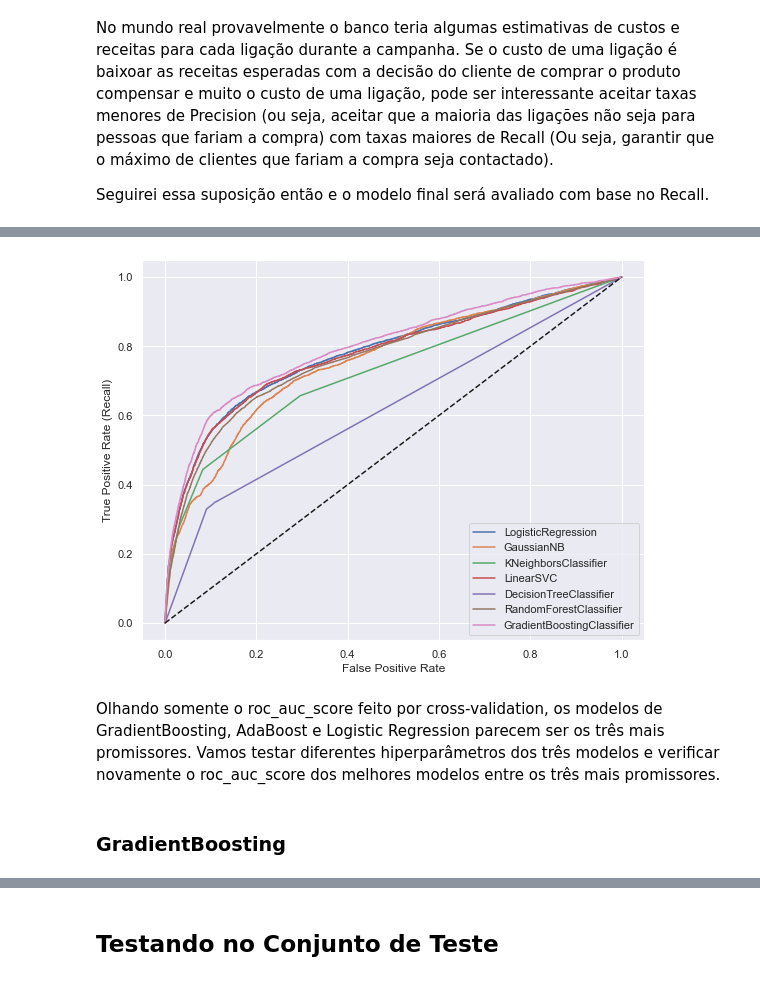
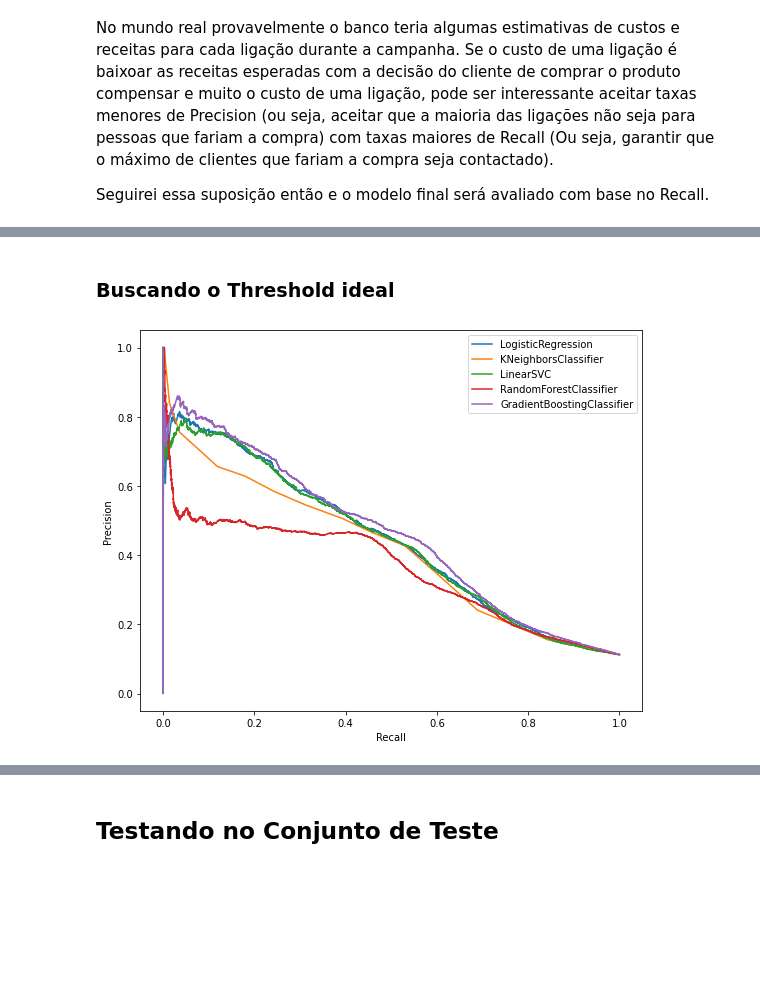
Before and after one commit to silasge/bank-marketing, a Jupyter notebook: notebooks/bank_marketing.ipynb, the cells around one changed output, grey strips where cells are left out. Cells and saved outputs as stored; diff of their text form; code cells hidden in the pictures; blank space fills up the shorter version.

```diff
--- a/notebooks/bank_marketing.ipynb
+++ b/notebooks/bank_marketing.ipynb
@@ -886,0 +623,24 @@ models_df.sort_values("roc_auc_score_cv", ascending=False)
+# %%
+clfs = [lr_clf, knn_clf, svc_clf, rf_clf, gb_clf]
+
+clf_name = []
+best_params = []
+mean_roc_auc = []
+std_roc_auc = []
+
+
+for clf in clfs:
+    clf.fit(bank_X_tr, bank_y_tr_pp)
+
+    model_name = clf.estimator.named_steps["clf"].__class__.__name__
+    print(model_name)
+    clf_name.append(model_name)
+
+    params = clf.best_params_
+    best_params.append(params)
+
+    mean_roc_auc_ = clf.cv_results_["mean_test_score"][clf.best_index_]
+    mean_roc_auc.append(mean_roc_auc_)
+
+    std_roc_auc_ = clf.cv_results_["std_test_score"][clf.best_index_]
+    std_roc_auc.append(std_roc_auc_)
@@ -887,24 +667,26 @@ models_df.sort_values("roc_auc_score_cv", ascending=False)
+# %% [markdown]
+### Buscando o Threshold ideal
 # %%
+clf_metrics = {}
+
 fig, ax = plt.subplots(figsize=(9, 7))
 
 for clf in clfs:
-    _clf = clf()
-    _clf_name = _clf.__class__.__name__
+    model_name = clf.estimator.named_steps["clf"].__class__.__name__
 
-    y_preds = cross_val_predict(_clf, bank_X_tr_pp, bank_y_tr_pp.ravel(), cv = 10, method = "predict_proba" if _clf_name != "LinearSVC" else "decision_function")
+    y_preds = cross_val_predict(clf.best_estimator_, bank_X_tr, bank_y_tr_pp, cv = 10, method = "predict_proba" if model_name != "LinearSVC" else "decision_function")
 
-    fpr, tpr, thresholds = roc_curve(y_true=bank_y_tr_pp, y_score=y_preds[:, 1] if _clf_name != "LinearSVC" else y_preds)
+    precision, recall, thresholds = precision_recall_curve(y_true=bank_y_tr_pp, probas_pred=y_preds[:, 1] if model_name != "LinearSVC" else y_preds)
 
-    ax.plot(fpr, tpr, label=_clf_name)
+    clf_metrics[model_name] = {"precision": precision,
+                               "recall": recall,
+                               "thresholds": thresholds}
 
-ax.plot([0, 1], [0, 1], "k--")
+    ax.plot(recall, precision, label=model_name)
+
 ax.legend()
-ax.set_xlabel("False Positive Rate")
-ax.set_ylabel("True Positive Rate (Recall)")
+ax.set_xlabel("Recall")
+ax.set_ylabel("Precision")
 plt.show()
 # %% [output]
-[figure, old version]
+[figure, new version]
-# %% [markdown]
-Olhando somente o roc_auc_score feito por cross-validation, os modelos de GradientBoosting, AdaBoost e Logistic Regression parecem ser os três mais promissores. Vamos testar diferentes hiperparâmetros dos três modelos e verificar novamente o roc_auc_score dos melhores modelos entre os três mais promissores.
-# %% [markdown]
-### GradientBoosting
```
Also changed, not shown: parts of 50 cells of this notebook.
